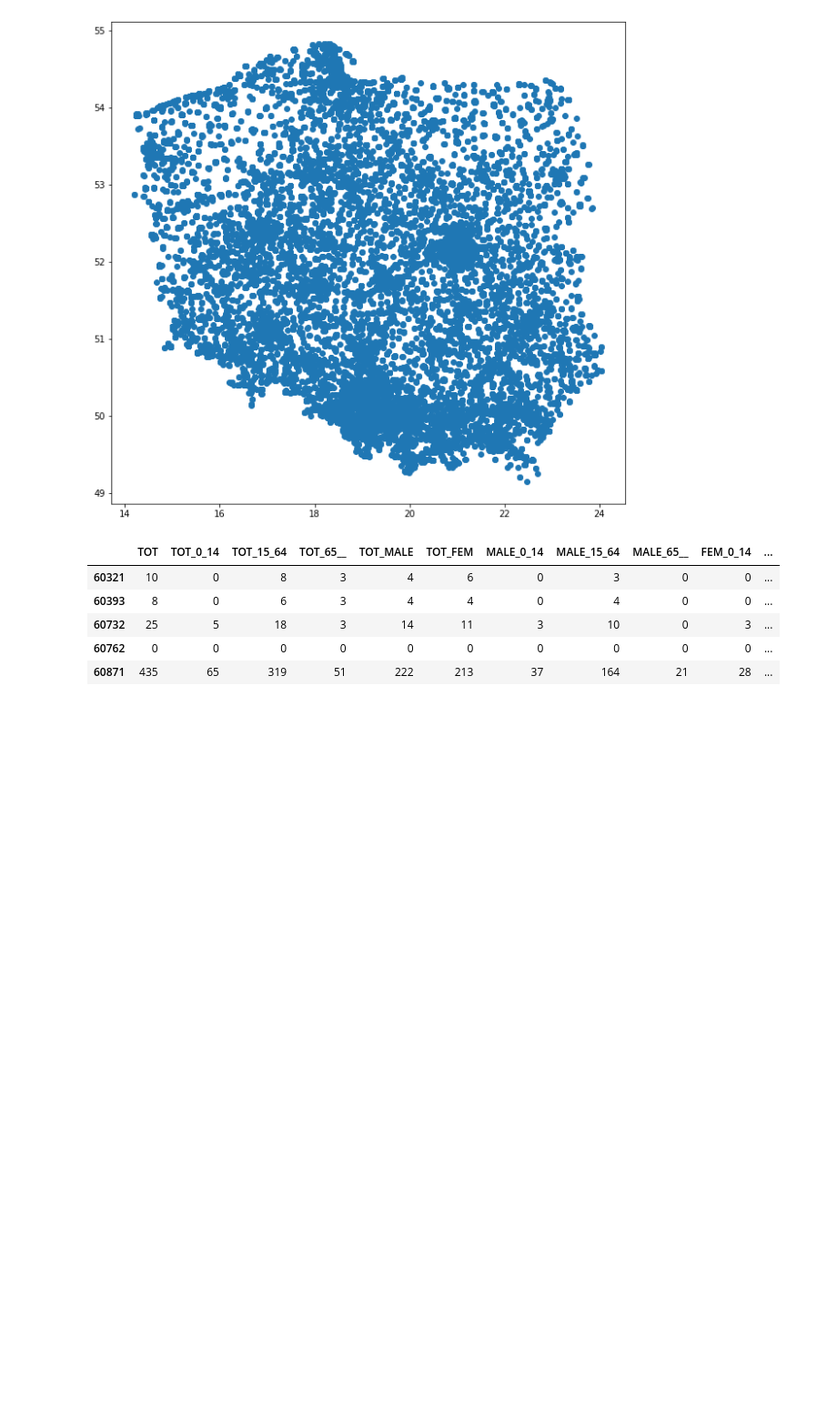
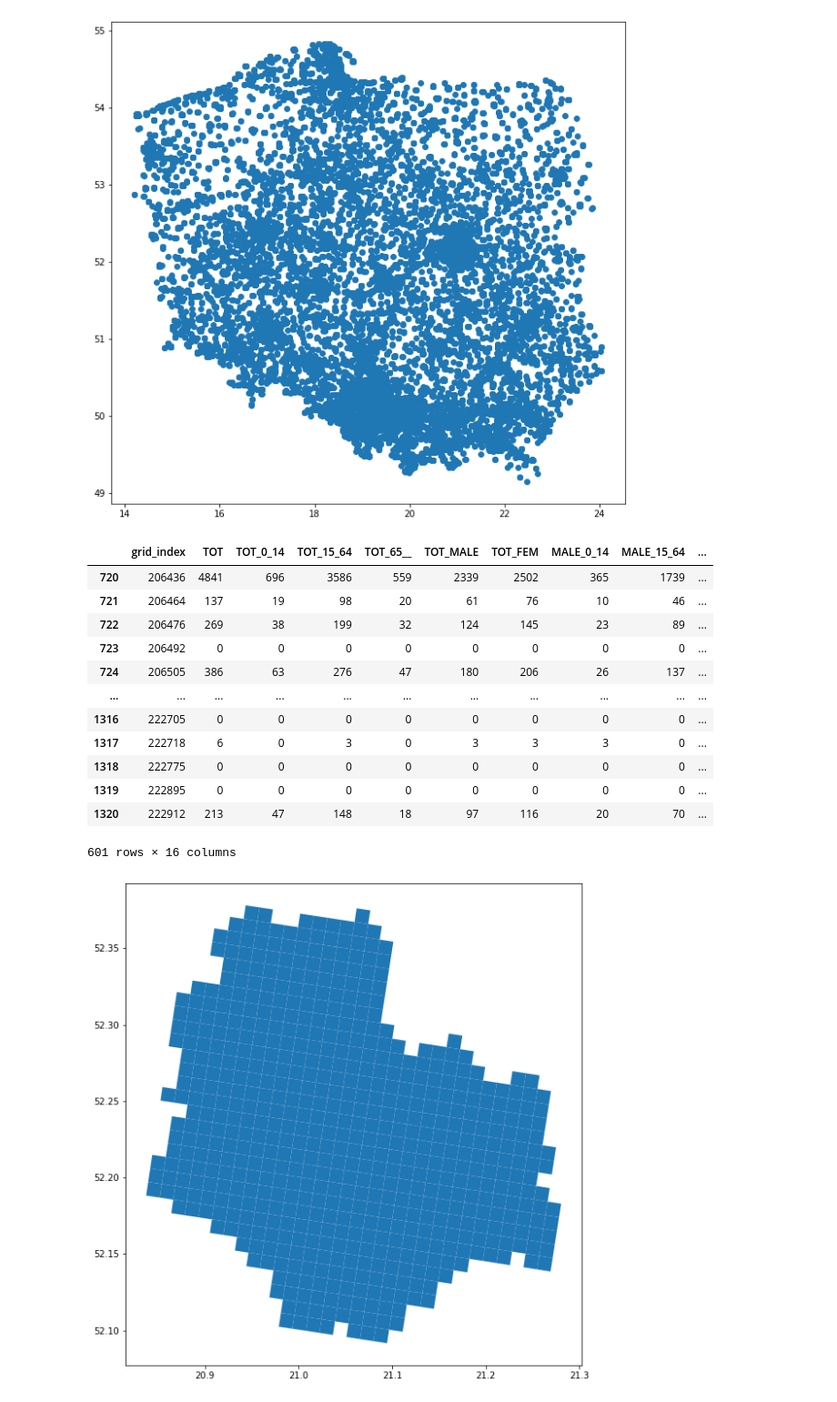
Before and after one commit to michaelwozniak/spatial_econometric_project, a Jupyter notebook: codes/2_dataset_construction.ipynb, the cells around one changed output. Shown: that part at 91% size. Drawn from its saved outputs; the diff is of its cells as text; code cells hidden in the pictures; blank space fills up the shorter version.

Commit message:
Restore 2_dataset_construction.ipynb

```diff
--- a/codes/2_dataset_construction.ipynb
+++ b/codes/2_dataset_construction.ipynb
@@ -62,3 +62,14 @@ plt.show()
 pov = gpd.read_file("../datasets/raw_data/guigk_pov/Powiaty.shx", encoding='utf-8')
 pov = pov.loc[pov.JPT_NAZWA_.isin(["powiat Warszawa", "powiat Kraków", "powiat Poznań"])==True, ("JPT_NAZWA_", "geometry")]
 pov = pov.to_crs("epsg:4258")
+
+grids = gpd.read_file("../datasets/raw_data/inspire/PD_STAT_GRID_CELL_2011.shp", encoding='utf-8')
+grids = grids[['TOT', 'TOT_0_14', 'TOT_15_64', 'TOT_65__', 'TOT_MALE', 'TOT_FEM',
+       'MALE_0_14', 'MALE_15_64', 'MALE_65__', 'FEM_0_14', 'FEM_15_64',
+       'FEM_65__', 'FEM_RATIO', 'geometry']]
+grids = grids.to_crs("epsg:4258")
+
+pov_grids = gpd.sjoin(grids, pov, how="inner", op="intersects")
+pov_grids = pov_grids.drop(columns=["index_right"])
+pov_grids = pov_grids.reset_index()
+pov_grids = pov_grids.rename(columns={"index":"grid_index"})
@@ -71,2 +75,0 @@ grids = grids.to_crs("epsg:4258")
-# %%
-pov_grids = gpd.sjoin(grids, pov, how="inner", op="within")
@@ -75,14 +75,0 @@ pov_grids = gpd.sjoin(grids, pov, how="inner", op="within")
-# %%
-pov_grids.head()
-# %% [output]
-|  | TOT | TOT_0_14 | TOT_15_64 | TOT_65__ | TOT_MALE | TOT_FEM | MALE_0_14 | MALE_15_64 | MALE_65__ | FEM_0_14 | ... |
-| 60321 | 10 | 0 | 8 | 3 | 4 | 6 | 0 | 3 | 0 | 0 | ... |
-| 60393 | 8 | 0 | 6 | 3 | 4 | 4 | 0 | 4 | 0 | 0 | ... |
-| 60732 | 25 | 5 | 18 | 3 | 14 | 11 | 3 | 10 | 0 | 3 | ... |
-| 60762 | 0 | 0 | 0 | 0 | 0 | 0 | 0 | 0 | 0 | 0 | ... |
-| 60871 | 435 | 65 | 319 | 51 | 222 | 213 | 37 | 164 | 21 | 28 | ... |
-# %%
-pov_grids.drop(columns = {'index_right'}, inplace=True)
-pov_grids.reset_index(inplace=True)
-pov_grids.drop(columns = {'index'}, inplace=True)
-pov_grids.reset_index(inplace=True)
@@ -162,0 +76,20 @@ df_krakow.to_csv('../datasets/preprocessed_data/df_krakow.csv', index = False)
+# %%
+display(pov_grids[pov_grids.JPT_NAZWA_ == "powiat Warszawa"])
+
+pov_grids[pov_grids.JPT_NAZWA_ == "powiat Warszawa"].plot(figsize=(20,10))
+plt.show()
+# %% [output]
+|  | grid_index | TOT | TOT_0_14 | TOT_15_64 | TOT_65__ | TOT_MALE | TOT_FEM | MALE_0_14 | MALE_15_64 | ... |
+| 720 | 206436 | 4841 | 696 | 3586 | 559 | 2339 | 2502 | 365 | 1739 | ... |
+| 721 | 206464 | 137 | 19 | 98 | 20 | 61 | 76 | 10 | 46 | ... |
+| 722 | 206476 | 269 | 38 | 199 | 32 | 124 | 145 | 23 | 89 | ... |
+| 723 | 206492 | 0 | 0 | 0 | 0 | 0 | 0 | 0 | 0 | ... |
+| 724 | 206505 | 386 | 63 | 276 | 47 | 180 | 206 | 26 | 137 | ... |
+| ... | ... | ... | ... | ... | ... | ... | ... | ... | ... | ... |
+| 1316 | 222705 | 0 | 0 | 0 | 0 | 0 | 0 | 0 | 0 | ... |
+| 1317 | 222718 | 6 | 0 | 3 | 0 | 3 | 3 | 3 | 0 | ... |
+| 1318 | 222775 | 0 | 0 | 0 | 0 | 0 | 0 | 0 | 0 | ... |
+| 1319 | 222895 | 0 | 0 | 0 | 0 | 0 | 0 | 0 | 0 | ... |
+| 1320 | 222912 | 213 | 47 | 148 | 18 | 97 | 116 | 20 | 70 | ... |
+601 rows × 16 columns
+[figure, added]
```
Also changed, not shown: parts of 17 cells of this notebook.
